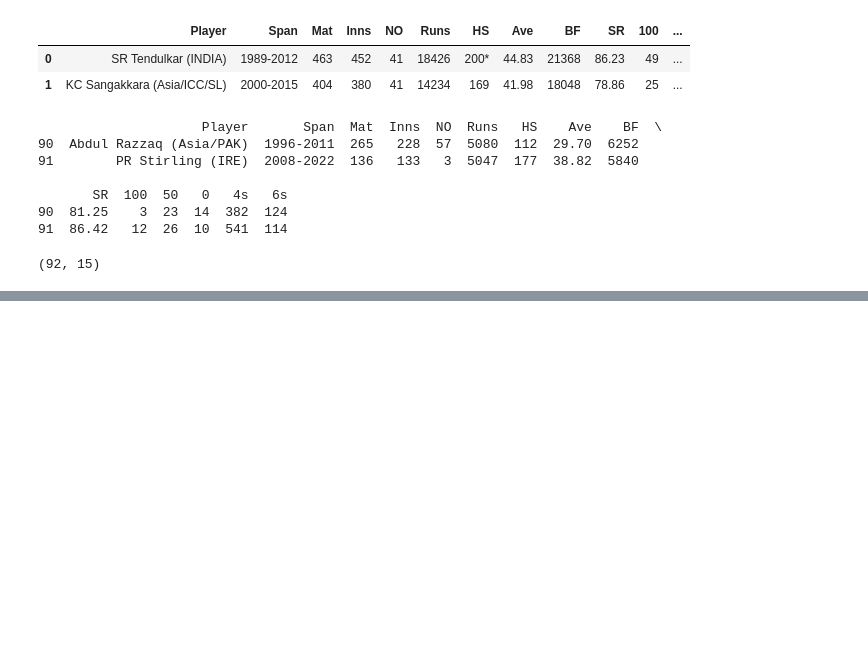
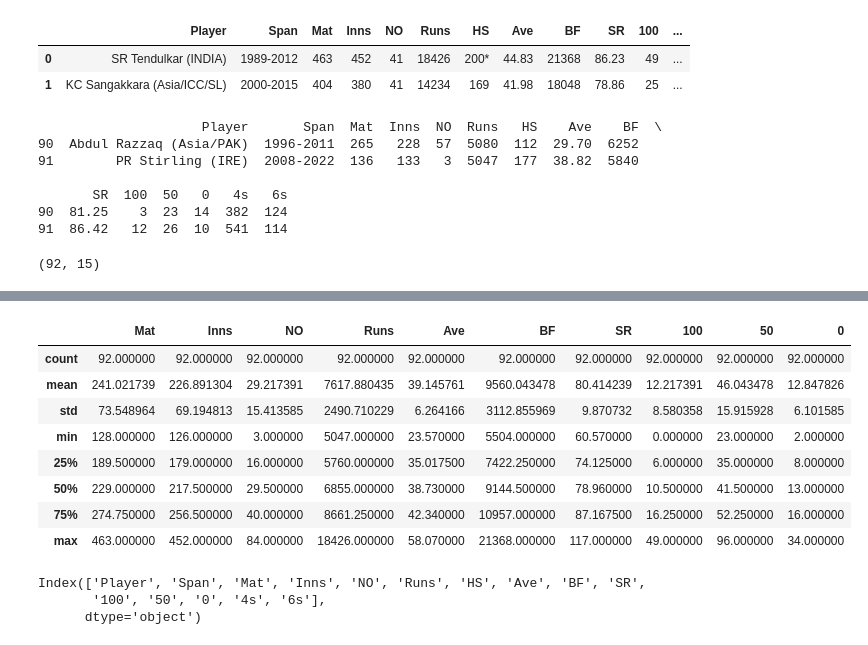
Before and after one commit to Ronisp/Learn_Data_Preprocessing_for_Machine_Learning_with_Python, a Jupyter notebook: class_1.ipynb, the cells around one changed output, grey strips where cells are left out. Saved outputs shown, nothing was run; the diff lists cells and outputs as text; code cells hidden in the pictures; blank space fills up the shorter version.

```diff
--- a/class_1.ipynb
+++ b/class_1.ipynb
@@ -30,0 +61,20 @@ print(df.shape)
+# %%
+# checking data statistics
+display(df.describe())
+# %% [output]
+|  | Mat | Inns | NO | Runs | Ave | BF | SR | 100 | 50 | 0 |
+| count | 92.000000 | 92.000000 | 92.000000 | 92.000000 | 92.000000 | 92.000000 | 92.000000 | 92.000000 | 92.000000 | 92.000000 |
+| mean | 241.021739 | 226.891304 | 29.217391 | 7617.880435 | 39.145761 | 9560.043478 | 80.414239 | 12.217391 | 46.043478 | 12.847826 |
+| std | 73.548964 | 69.194813 | 15.413585 | 2490.710229 | 6.264166 | 3112.855969 | 9.870732 | 8.580358 | 15.915928 | 6.101585 |
+| min | 128.000000 | 126.000000 | 3.000000 | 5047.000000 | 23.570000 | 5504.000000 | 60.570000 | 0.000000 | 23.000000 | 2.000000 |
+| 25% | 189.500000 | 179.000000 | 16.000000 | 5760.000000 | 35.017500 | 7422.250000 | 74.125000 | 6.000000 | 35.000000 | 8.000000 |
+| 50% | 229.000000 | 217.500000 | 29.500000 | 6855.000000 | 38.730000 | 9144.500000 | 78.960000 | 10.500000 | 41.500000 | 13.000000 |
+| 75% | 274.750000 | 256.500000 | 40.000000 | 8661.250000 | 42.340000 | 10957.000000 | 87.167500 | 16.250000 | 52.250000 | 16.000000 |
+| max | 463.000000 | 452.000000 | 84.000000 | 18426.000000 | 58.070000 | 21368.000000 | 117.000000 | 49.000000 | 96.000000 | 34.000000 |
+# %%
+
+print(df.columns)
+# %% [output]
+Index(['Player', 'Span', 'Mat', 'Inns', 'NO', 'Runs', 'HS', 'Ave', 'BF', 'SR',
+       '100', '50', '0', '4s', '6s'],
+      dtype='object')
```
Also changed, not shown: parts of 4 cells of this notebook.
